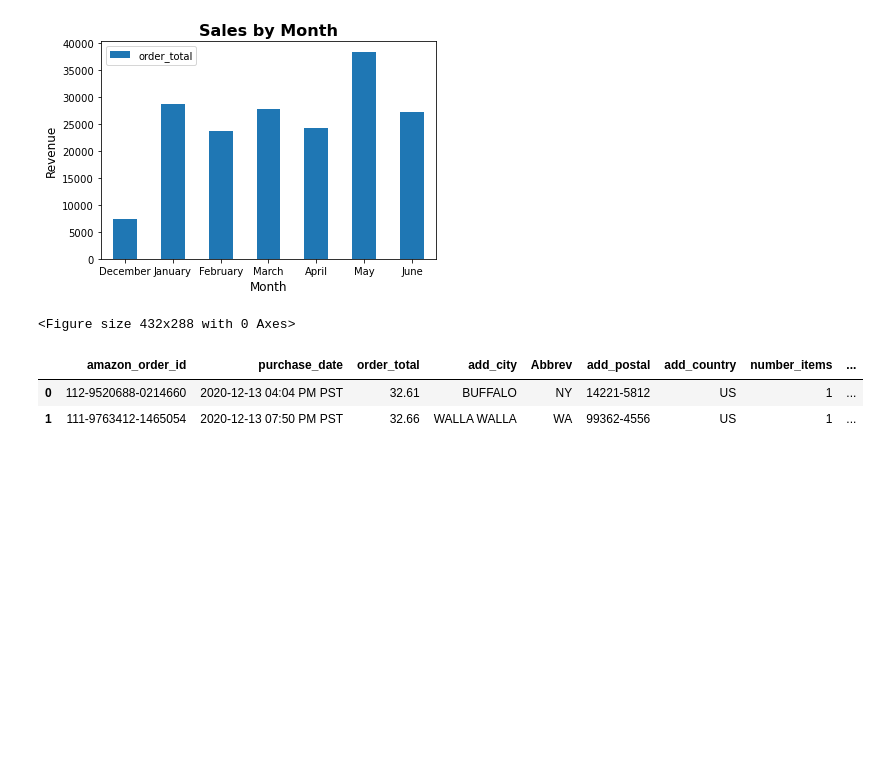
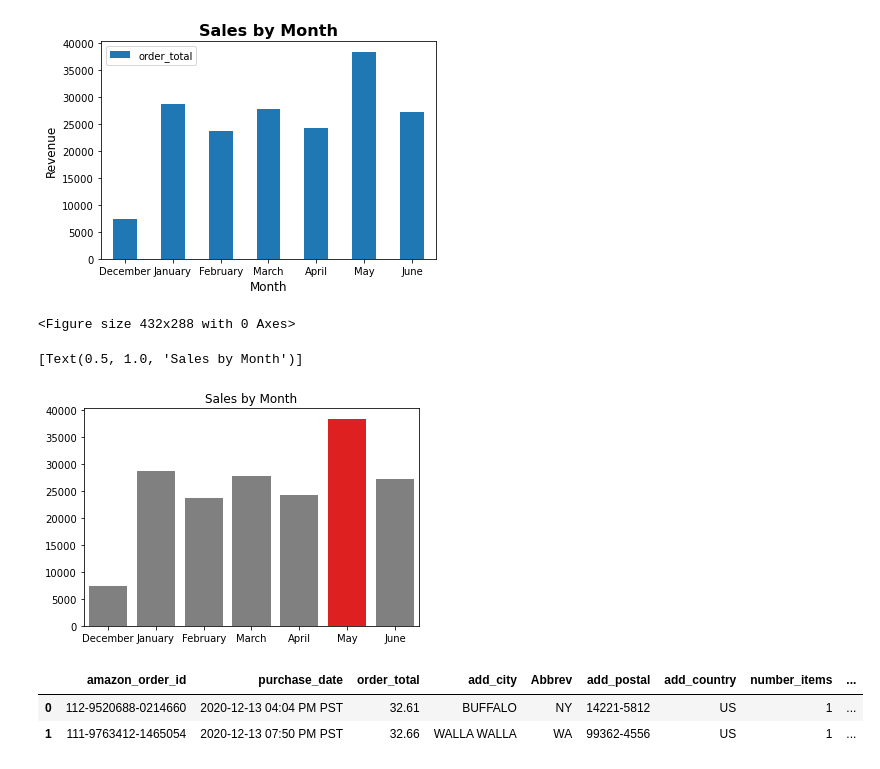
Before and after one commit to rstrong341/Bamboo_Advertising_Report, a Jupyter notebook: Orders_Viz.ipynb, the cells around one changed output. Cells and saved outputs as stored; diff of their text form; code cells hidden in the pictures; blank space fills up the shorter version.

```diff
--- a/Orders_Viz.ipynb
+++ b/Orders_Viz.ipynb
@@ -21,6 +21,14 @@ plt.savefig('images\sales-month.png')
 # %% [output]
 [figure]
 <Figure size 432x288 with 0 Axes>
+# %%
+values = np.array(month_df['order_total'])
+idx = np.array(month_df['Month'])
+clrs = ['gray' if (x < max(values)) else 'red' for x in values ]
+sns.barplot(x=idx, y=values, palette=clrs).set(title='Sales by Month') # color=clrs)
+# %% [output]
+[Text(0.5, 1.0, 'Sales by Month')]
+[figure, added]
 # %%
 df.head(2)
 # %% [output]
```
Also changed, not shown: parts of 4 cells of this notebook, 9 other files.
